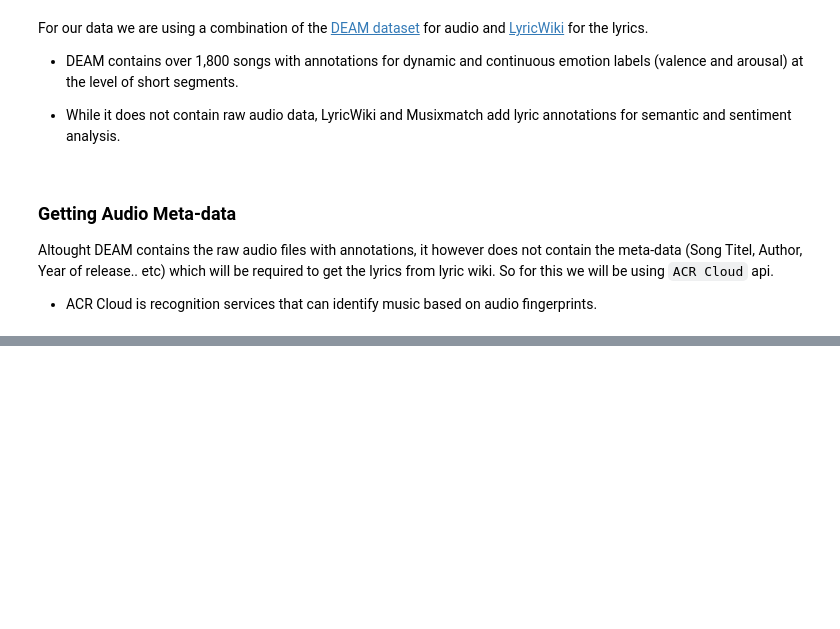
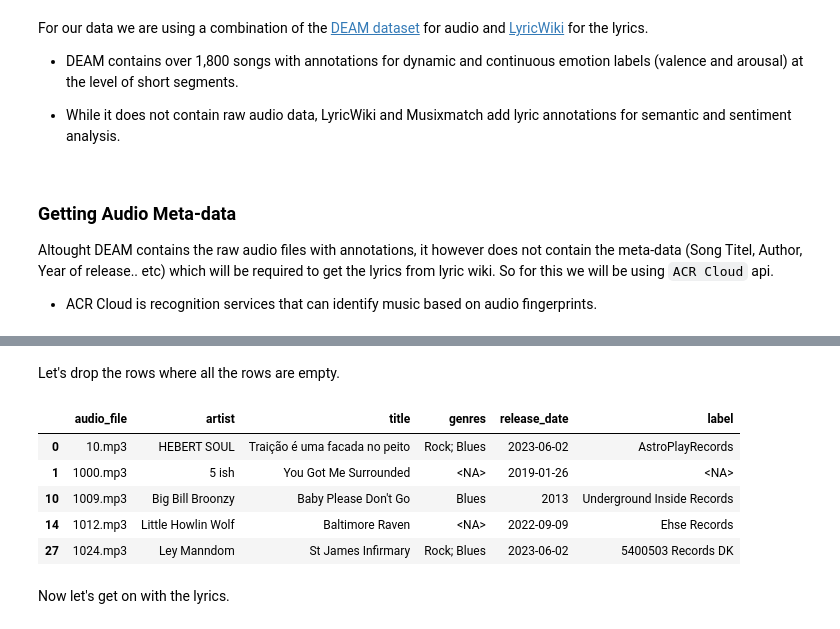
Before and after one commit to Ranvirsv/Emotion_Analysis_Music-Lyrics, a Jupyter notebook: Final_Project.ipynb, the cells around one changed output, grey strips where cells are left out. Drawn from its saved outputs; the diff is of its cells as text; code cells hidden in the pictures; blank space fills up the shorter version.

```diff
--- a/Final_Project.ipynb
+++ b/Final_Project.ipynb
@@ -99,0 +95,14 @@ pprint.pprint(res_dict.get("metadata"))
+# %% [markdown]
+Let's drop the rows where all the rows are empty.
+# %%
+non_empty_metadata_df = metadata_df.dropna(how='all', subset=["artist", "title", "genres", "release_date", "label"])
+non_empty_metadata_df.head()
+# %% [output]
+|  | audio_file | artist | title | genres | release_date | label |
+| 0 | 10.mp3 | HEBERT SOUL | Traição é uma facada no peito | Rock; Blues | 2023-06-02 | AstroPlayRecords |
+| 1 | 1000.mp3 | 5 ish | You Got Me Surrounded | <NA> | 2019-01-26 | <NA> |
+| 10 | 1009.mp3 | Big Bill Broonzy | Baby Please Don't Go | Blues | 2013 | Underground Inside Records |
+| 14 | 1012.mp3 | Little Howlin Wolf | Baltimore Raven | <NA> | 2022-09-09 | Ehse Records |
+| 27 | 1024.mp3 | Ley Manndom | St James Infirmary | Rock; Blues | 2023-06-02 | 5400503 Records DK |
+# %% [markdown]
+Now let's get on with the lyrics.
```
Also changed, not shown: parts of 10 cells of this notebook, 2 other files.
